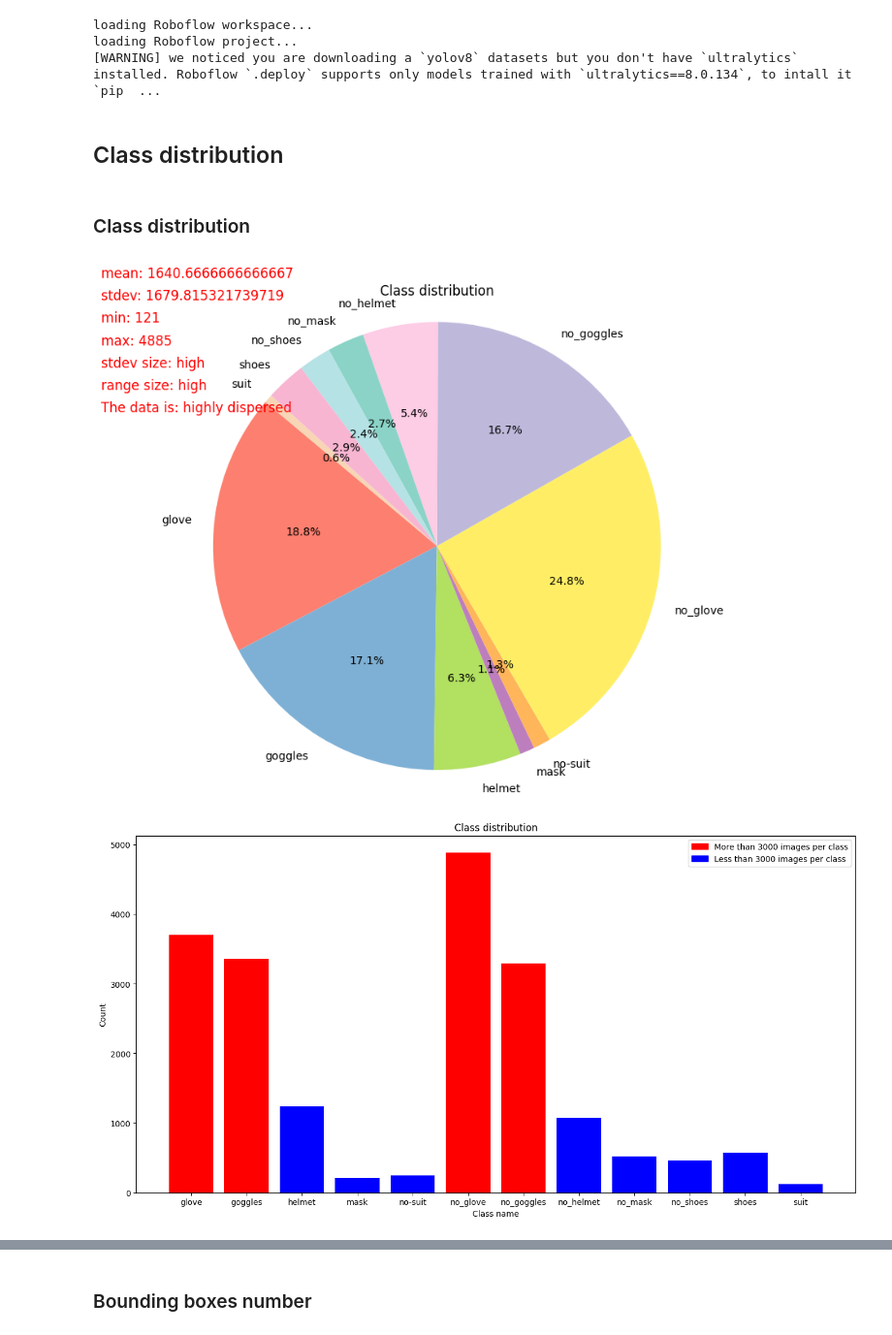
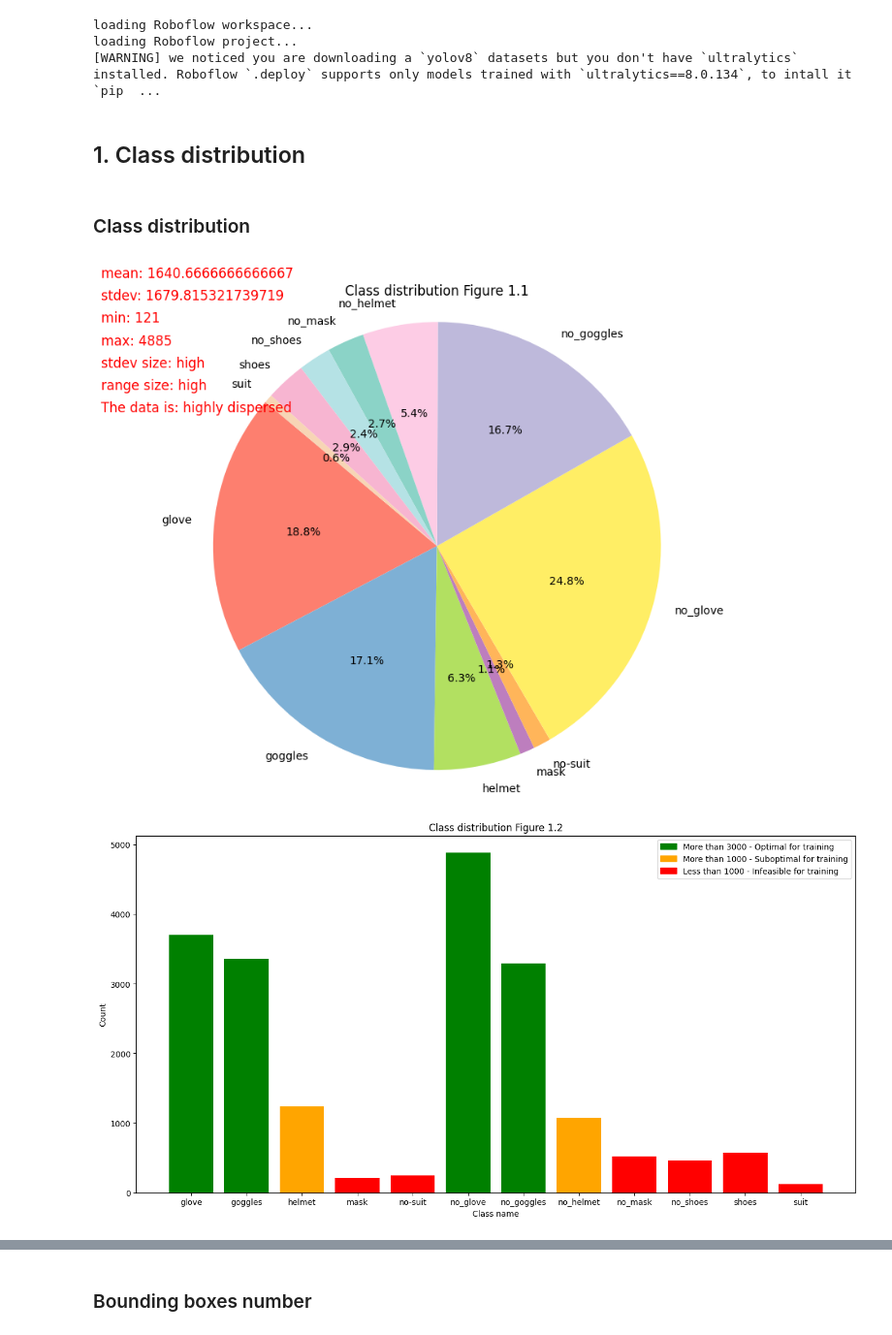
Before and after one commit to KajetanMieloch/Data-Scientist-praktyka-studencka, a Jupyter notebook: Zadania Rekrutacujne/Data Science Intern/odpowiedz.ipynb, the cells around one changed output, grey strips where cells are left out. Shown: that part at 97% size. Drawn from its saved outputs; the diff is of its cells as text; code cells hidden in the pictures.

```diff
--- a/Zadania Rekrutacujne/Data Science Intern/odpowiedz.ipynb
+++ b/Zadania Rekrutacujne/Data Science Intern/odpowiedz.ipynb
@@ -30,7 +30,7 @@ all_labels_paths = ["PPEs-4/train/labels", "PPEs-4/valid/labels"]
 all_images_paths = ["PPEs-4/train/images", "PPEs-4/valid/images"]
 yaml_file_paths = ["PPEs-4/data.yaml"]
 # %% [markdown]
-## Class distribution
+## 1. Class distribution
 # %%
 # Classes essential functions
 
@@ -150,44 +150,48 @@ def generate_pie_chart(classes_names_count: dict):
 
     plt.pie(sizes, labels=labels, colors=colors, autopct='%1.1f%%', startangle=140)
     plt.axis('equal')
-    plt.title("Class distribution")
+    plt.title("Class distribution Figure 1.1")
 
     for i, (key, value) in enumerate(stats.items()):
         color = 'green' if overall_dispersion_value == '0' else 'yellow' if overall_dispersion_value == '1' else 'orange' if overall_dispersion_value == '2' else 'red'
         plt.text(-1.5, 1.2 - i * 0.1, f"{key}: {value}", fontsize=12, color=color)
 
 
     plt.show()
 
 def generate_bar_chart(classes_names_count: dict):
     plt.figure(figsize=(16, 8))
 
     labels = classes_names_count.keys()
     sizes = classes_names_count.values()
 
     colors = []
     for size in sizes:
         if size > 3000:
+            colors.append('green')
+        elif size > 1000:
+            colors.append('orange')
+        else:
             colors.append('red')
-        else:
-            colors.append('blue')
 
     plt.bar(labels, sizes, color=colors)
-    plt.title("Class distribution")
+    plt.title("Class distribution Figure 1.2")
     plt.xlabel("Class name")
     plt.ylabel("Count")
 
     # Add legend
-    red_patch = mpatches.Patch(color='red', label='More than 3000 images per class')
-    blue_patch = mpatches.Patch(color='blue', label='Less than 3000 images per class')
-    plt.legend(handles=[red_patch, blue_patch])
+    green_patch = mpatches.Patch(color='green', label='More than 3000 - Optimal for training')
+    orange_patch = mpatches.Patch(color='orange', label='More than 1000 - Suboptimal for training')
+    red_patch = mpatches.Patch(color='red', label='Less than 1000 - Infeasible for training')
+
+    plt.legend(handles=[green_patch, orange_patch, red_patch])
 
     plt.show()
 
 # Generate the pie chart
 generate_pie_chart(classes_names_count_all)
 generate_bar_chart(classes_names_count_all)
 # %% [output]
-[figure, old version]
+[figure, new version]
-[figure, old version]
+[figure, new version]
 # %% [markdown]
```
Also changed, not shown: parts of 10 cells of this notebook.
